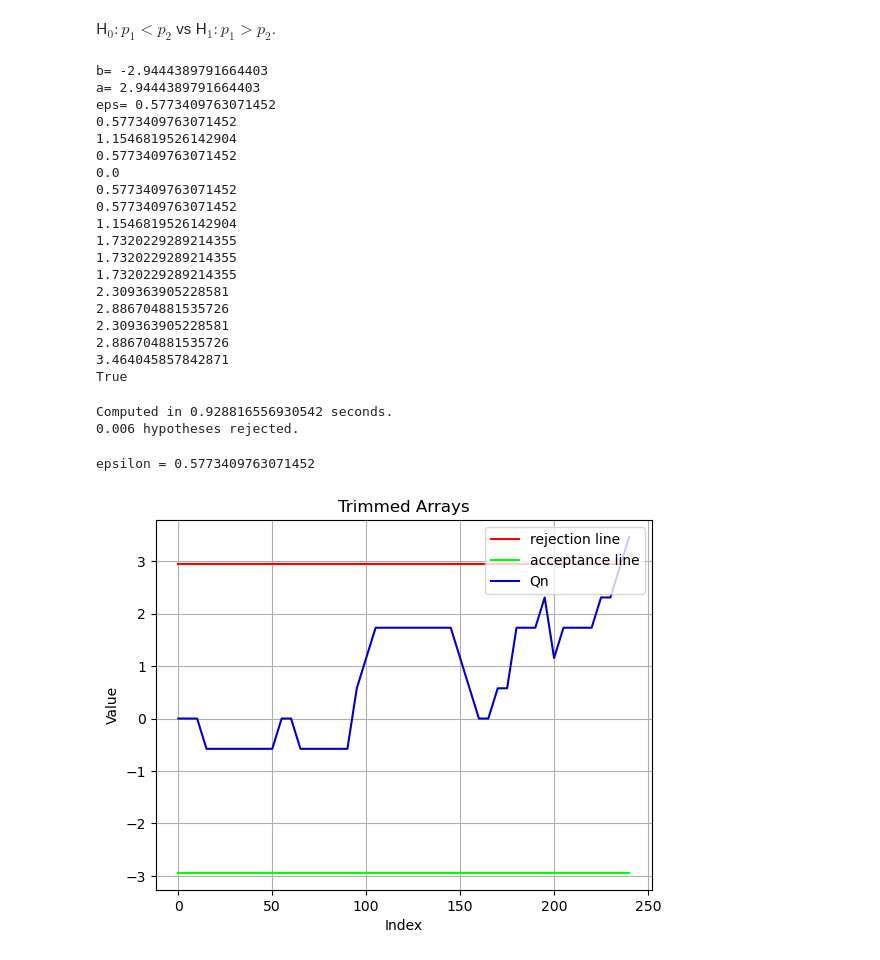
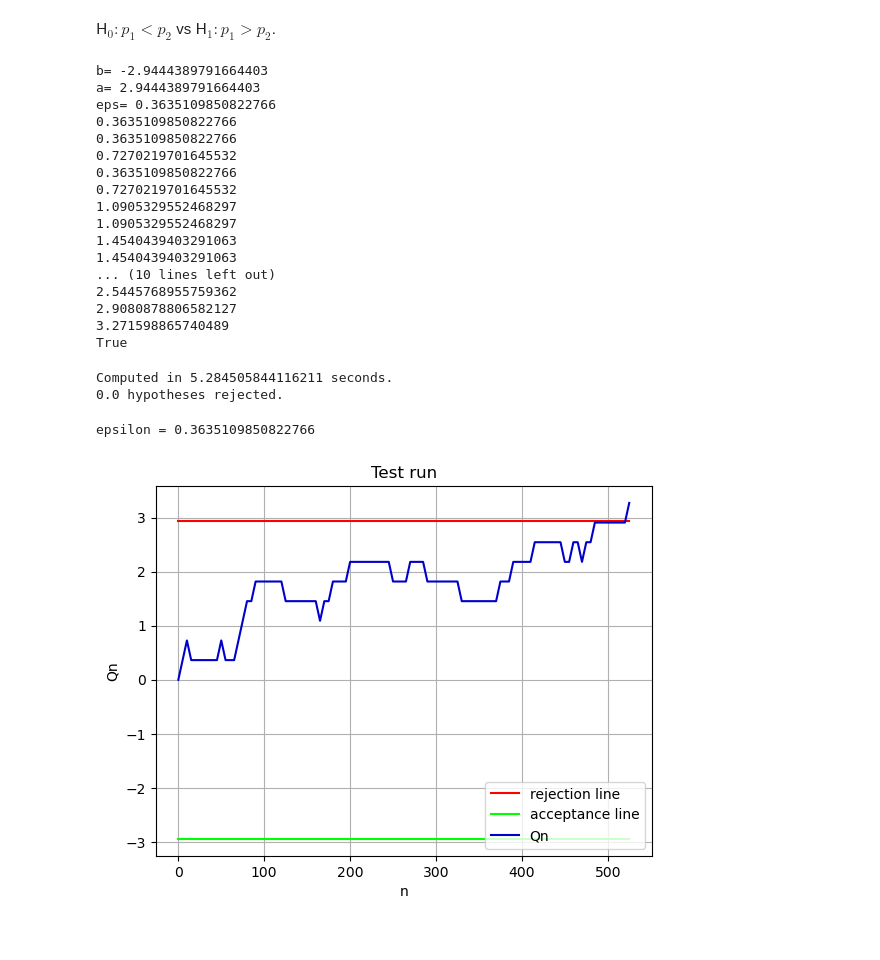
Before and after one commit to PrinceOfCzechia/sequential-test-sim, a Jupyter notebook: notebook2.ipynb, the cells around one changed output. Drawn from its saved outputs; the diff is of its cells as text; code cells hidden in the pictures.

Commit message:
improved plot descriptions

```diff
--- a/notebook2.ipynb
+++ b/notebook2.ipynb
@@ -645,7 +647,7 @@ def altest( N, p1, p2, n=1, verbose=False, alpha=0.05, beta=0.05 ):
     a = math.log( (1-beta)/alpha )
     if verbose: print('a=', a)
     eps = math.log( (p2*(1-p1)) / (p1*(1-p2)) )
-    eps = a/5.1
+    eps = a/8.1
     if verbose: print('eps=', eps)
     Qn = ( np.sum(x) - np.sum(y) ) * eps
     if verbose: print( Qn )
@@ -661,24 +663,23 @@ print( altest(1, 0.7, 0.3, n=1, verbose=True) )
 # %% [output]
 b= -2.9444389791664403
 a= 2.9444389791664403
-eps= 0.5773409763071452
-0.5773409763071452
-1.1546819526142904
-0.5773409763071452
-0.0
-0.5773409763071452
-0.5773409763071452
-1.1546819526142904
-1.7320229289214355
-1.7320229289214355
-1.7320229289214355
-2.309363905228581
-2.886704881535726
-2.309363905228581
-2.886704881535726
-3.464045857842871
+eps= 0.3635109850822766
+0.3635109850822766
+0.3635109850822766
+0.7270219701645532
+0.3635109850822766
+0.7270219701645532
+1.0905329552468297
+1.0905329552468297
+1.4540439403291063
+1.4540439403291063
+... (10 lines left out)
+2.5445768955759362
+2.9080878806582127
+3.271598865740489
 True
 # %%
+# < 10 seconds
 start = time.time()
 N_tests = 1000
 s = 0
@@ -688,8 +689,8 @@ end = time.time()
 print( 'Computed in', end-start, 'seconds.')
 print( s/N_tests, 'hypotheses rejected.' )
 # %% [output]
-Computed in 0.928816556930542 seconds.
-0.006 hypotheses rejected.
+Computed in 5.284505844116211 seconds.
+0.0 hypotheses rejected.
 # %%
 def altest_plot( N, p1, p2, n=1, alpha=0.05, beta=0.05 ):
     cnt = 1
@@ -702,7 +703,7 @@ def altest_plot( N, p1, p2, n=1, alpha=0.05, beta=0.05 ):
     arr_a[ 0 ] = a
     arr_a[ cnt ] = a
     eps = math.log( (p2*(1-p1)) / (p1*(1-p2)) ) # ideal choice
-    eps = a/5.1
+    eps = a/8.1
     print( 'epsilon =', eps )
     Qn = ( np.sum(x) - np.sum(y) ) * eps
     arr_Q[ cnt ] = Qn
@@ -718,31 +719,35 @@ def altest_plot( N, p1, p2, n=1, alpha=0.05, beta=0.05 ):
 # %%
 arr_a = np.zeros(10000)
 arr_b = np.zeros(10000)
 arr_Q = np.zeros(10000)
 
+p1 = 0.05
+p2 = 0.02
+
 step = 5
-altest_plot( step, 0.05, 0.02, n=step )
+altest_plot( step, p1, p2, n=step )
 
 trim_index = len(arr_Q) - np.argmax(arr_Q[::-1] != 0)
 
 arr_a_trimmed = arr_a[:trim_index]
 arr_b_trimmed = arr_b[:trim_index]
 arr_Q_trimmed = arr_Q[:trim_index]
 
 arr_n = step*np.arange( 0, len(arr_Q_trimmed) )
 
 plt.plot(arr_n, arr_a_trimmed, label='rejection line', color='red')
 plt.plot(arr_n, arr_b_trimmed, label='acceptance line', color='lime')
 plt.plot(arr_n, arr_Q_trimmed, label='Qn', color='mediumblue')
-plt.xlabel('Index')
-plt.ylabel('Value')
-plt.title('Trimmed Arrays')
-plt.legend( loc = 'upper right')
+plt.xlabel('n')
+plt.ylabel('Qn')
+plt.title('Test run')
+if( p1<p2 ): plt.legend( loc = 'upper right')
+else: plt.legend( loc = 'lower right')
 plt.grid(True)
 plt.show()
 # %% [output]
-epsilon = 0.5773409763071452
+epsilon = 0.3635109850822766
-[figure, old version]
+[figure, new version]
 # %%
 p1 = 0.50
 arr_p2 = np.linspace( 0.01, 0.99, 100 )
```
Also changed, not shown: parts of 6 cells of this notebook.
